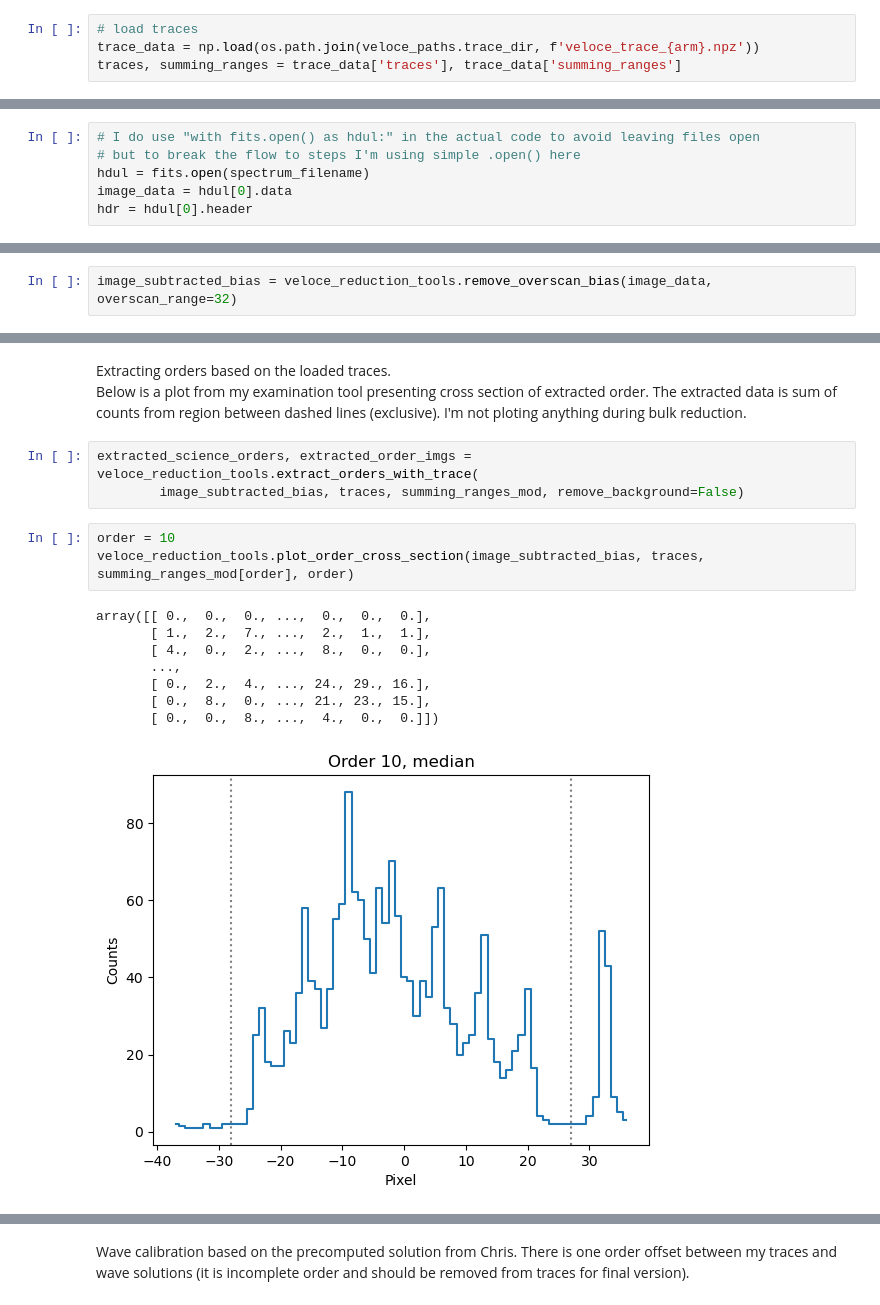
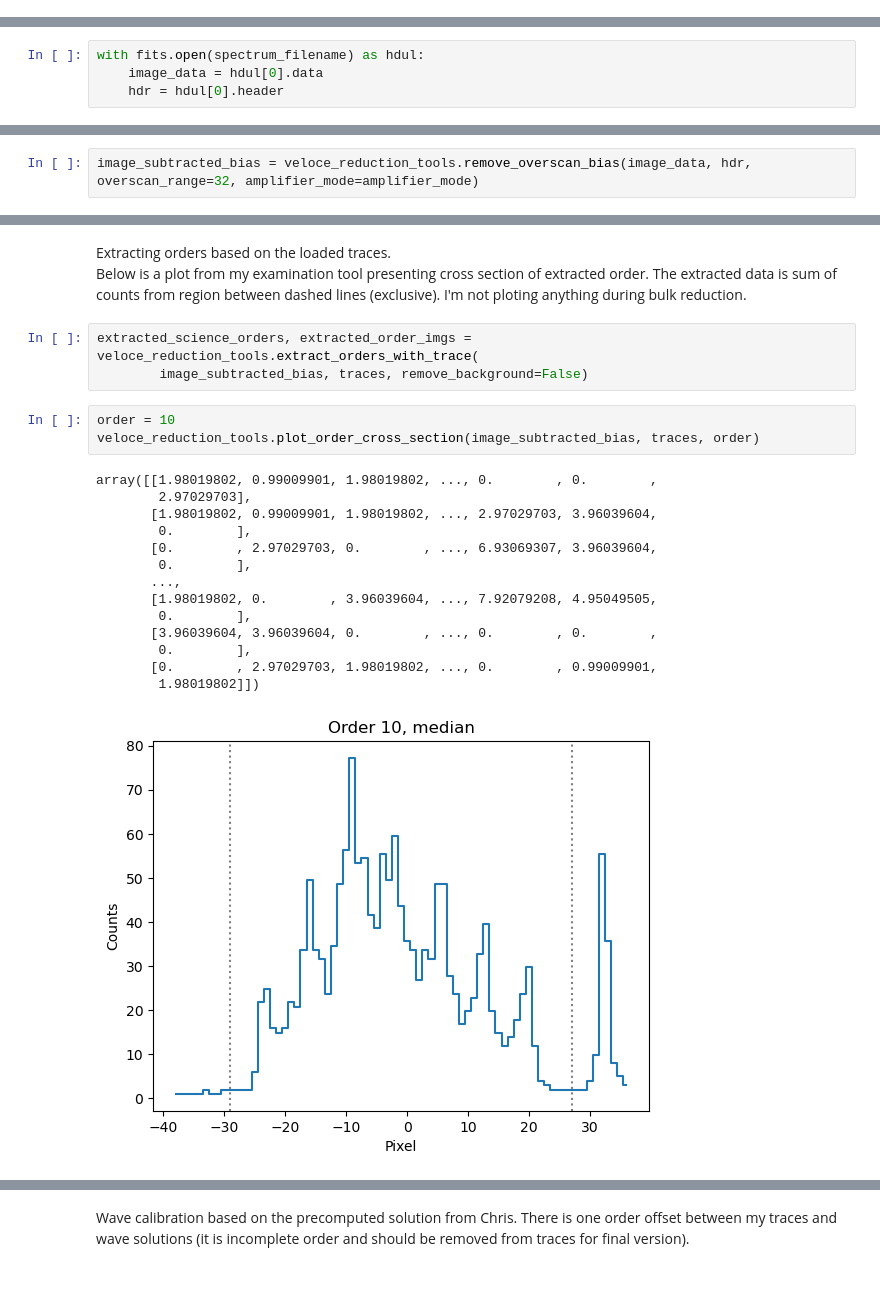
Before and after one commit to joakru-astro/veloce_reduction, a Jupyter notebook: step_by_step_extraction.ipynb, the cells around one changed output, grey strips where cells are left out. Drawn from its saved outputs; the diff is of its cells as text.

Commit message:
updated step by step example

```diff
--- a/step_by_step_extraction.ipynb
+++ b/step_by_step_extraction.ipynb
@@ -52,7 +59,3 @@ Traces are ones that I extracted from the flats during the first run, they worke
-# %%
-# load traces
-trace_data = np.load(os.path.join(veloce_paths.trace_dir, f'veloce_trace_{arm}.npz'))
-traces, summing_ranges = trace_data['traces'], trace_data['summing_ranges']
 # %% [markdown]
 Summing ranges are also derived from flats based on flux level above threshold which I dynamically set up for each order. <br>
 Later tests showed that these need to be adujusted so the flux goes to zero to minimise noise. <br>
@@ -73,11 +66,9 @@ spectrum_filename =  os.path.join(veloce_paths.raw_parent_dir, run, date, ccd, f
-# %%
-# I do use "with fits.open() as hdul:" in the actual code to avoid leaving files open
-# but to break the flow to steps I'm using simple .open() here
-hdul = fits.open(spectrum_filename)
-image_data = hdul[0].data
-hdr = hdul[0].header
+# %%
+with fits.open(spectrum_filename) as hdul:
+    image_data = hdul[0].data
+    hdr = hdul[0].header
 # %% [markdown]
 removing overscan bias and merging the four quadrants.<br>
 The gain(?) levels between quadrants doesn't seem to match. We spoke once about possible solution with Duncan.
 # %%
-image_subtracted_bias = veloce_reduction_tools.remove_overscan_bias(image_data, overscan_range=32)
+image_subtracted_bias = veloce_reduction_tools.remove_overscan_bias(image_data, hdr, overscan_range=32, amplifier_mode=amplifier_mode)
@@ -91,16 +87,22 @@ Extracting orders based on the loaded traces.<br>
 Below is a plot from my examination tool presenting cross section of extracted order. The extracted data is sum of counts from region between dashed lines (exclusive). I'm not ploting anything during bulk reduction.
 # %%
 extracted_science_orders, extracted_order_imgs = veloce_reduction_tools.extract_orders_with_trace(
-        image_subtracted_bias, traces, summing_ranges_mod, remove_background=False)
+        image_subtracted_bias, traces, remove_background=False)
 # %%
 order = 10
-veloce_reduction_tools.plot_order_cross_section(image_subtracted_bias, traces, summing_ranges_mod[order], order)
+veloce_reduction_tools.plot_order_cross_section(image_subtracted_bias, traces, order)
 # %% [output]
-array([[ 0.,  0.,  0., ...,  0.,  0.,  0.],
-       [ 1.,  2.,  7., ...,  2.,  1.,  1.],
-       [ 4.,  0.,  2., ...,  8.,  0.,  0.],
+array([[1.98019802, 0.99009901, 1.98019802, ..., 0.        , 0.        ,
+        2.97029703],
+       [1.98019802, 0.99009901, 1.98019802, ..., 2.97029703, 3.96039604,
+        0.        ],
+       [0.        , 2.97029703, 0.        , ..., 6.93069307, 3.96039604,
+        0.        ],
        ...,
-       [ 0.,  2.,  4., ..., 24., 29., 16.],
-       [ 0.,  8.,  0., ..., 21., 23., 15.],
-       [ 0.,  0.,  8., ...,  4.,  0.,  0.]])
+       [1.98019802, 0.        , 3.96039604, ..., 7.92079208, 4.95049505,
+        0.        ],
+       [3.96039604, 3.96039604, 0.        , ..., 0.        , 0.        ,
+        0.        ],
+       [0.        , 2.97029703, 1.98019802, ..., 0.        , 0.99009901,
+        1.98019802]])
-[figure, old version]
+[figure, new version]
```
Also changed, not shown: parts of 18 cells of this notebook, 7 other files.
